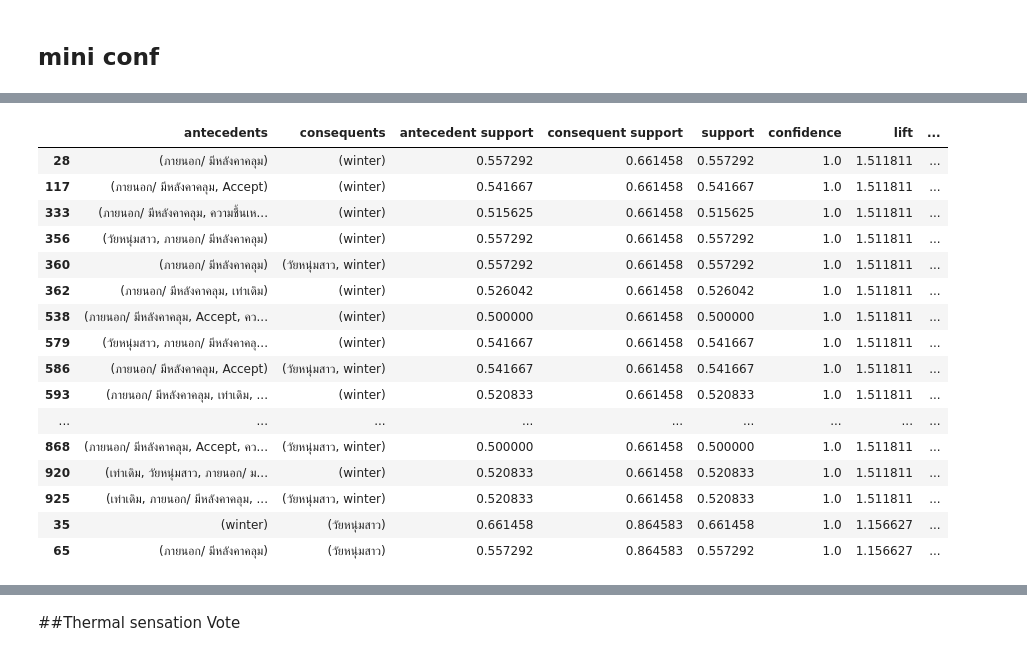
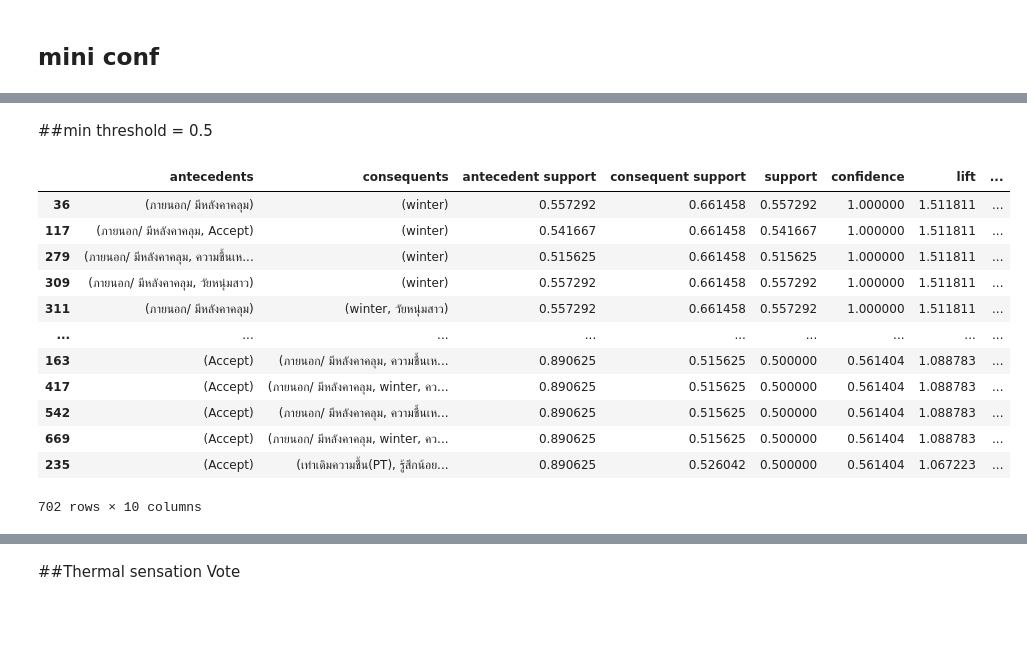
Before and after one commit to Buntariga2545/Project, a Jupyter notebook: Association_Rules_แก้ล่าสุด.ipynb, the cells around one changed output, grey strips where cells are left out. Saved outputs shown, nothing was run; the diff lists cells and outputs as text; code cells hidden in the pictures; blank space fills up the shorter version.

```diff
--- a/Association_Rules_แก้ล่าสุด.ipynb
+++ b/Association_Rules_แก้ล่าสุด.ipynb
@@ -534,0 +611,26 @@ Index(['No', 'Date', 'เพศ', 'Age', 'Weight', 'Height', 'BMI',
+# %%
+fo_mapping = {
+    -1 :'ลดน้อยลงเหงื่อบริเวณผิวหนัง(PT)',
+    0 :'เท่าเดิมเหงื่อบริเวณผิวหนัง(PT)',
+    1 :'เพิ่มมากขึ้นเหงื่อบริเวณผิวหนัง(PT)'
+}
+
+data['เหงื่อบริเวณผิวหนัง(PT)'] = data['เหงื่อบริเวณผิวหนัง.1'].map(fo_mapping)
+# %%
+fo_mapping = {
+    -3 :'หนาว(-3)',
+    -2 :'เย็น(-2)',
+    -1 :'เย็นเล็กน้อย(-1)',
+    0 :'ปกติ(0)',
+    1 :'ร้อนเล็กน้อย(1)',
+    2 :'ร้อน(2)',
+    3 :'ร้อนมาก(3)',
+}
+
+data['Thermal_Sensation_Vote'] = data['Thermal_sensation_Vote'].map(fo_mapping)
+# %%
+data['Thermal_Sensation_Vote'][data['Thermal_Sensation_Vote']=='หนาว(-3)'] = 'เย็นเล็กน้อย(-1)'
+data['Thermal_Sensation_Vote'][data['Thermal_Sensation_Vote']=='เย็น(-2)'] = 'เย็นเล็กน้อย(-1)'
+
+data['Thermal_Sensation_Vote'][data['Thermal_Sensation_Vote']=='ร้อน(2)'] = 'ร้อนเล็กน้อย(1)'
+data['Thermal_Sensation_Vote'][data['Thermal_Sensation_Vote']=='ร้อนมาก(3)'] = 'ร้อนเล็กน้อย(1)'
@@ -661,6 +789,6 @@ output4
 # %%
-output5 = apriori(df, min_support=0.5, use_colnames=True)
-output5.sort_values("support", ascending = False).head(20)
+output5_1 = apriori(df, min_support=0.5, use_colnames=True)
+output5_1.sort_values("support", ascending = False)
 # %% [output]
 |  | support | itemsets |
 | 0 | 0.890625 | (Accept) |
@@ -807,25 +904,23 @@ frequent_conf4
+# %% [markdown]
+##min threshold = 0.5
 # %%
 # Let's view our interpretation values using the Associan rule function.
-frequent_conf5 = association_rules(output5, metric = "confidence", min_threshold = 0.5)
-frequent_conf5.sort_values(['confidence', 'lift'], ascending = False).head(20)
+frequent_conf5_1 = association_rules(output5_1, metric = "confidence", min_threshold = 0.5)
+frequent_conf5_1.sort_values(['confidence', 'lift'], ascending = False)
 # %% [output]
 |  | antecedents | consequents | antecedent support | consequent support | support | confidence | lift | ... |
-| 28 | (ภายนอก/ มีหลังคาคลุม) | (winter) | 0.557292 | 0.661458 | 0.557292 | 1.0 | 1.511811 | ... |
-| 117 | (ภายนอก/ มีหลังคาคลุม, Accept) | (winter) | 0.541667 | 0.661458 | 0.541667 | 1.0 | 1.511811 | ... |
-| 333 | (ภายนอก/ มีหลังคาคลุม, ความชื้นเห... | (winter) | 0.515625 | 0.661458 | 0.515625 | 1.0 | 1.511811 | ... |
-| 356 | (วัยหนุ่มสาว, ภายนอก/ มีหลังคาคลุม) | (winter) | 0.557292 | 0.661458 | 0.557292 | 1.0 | 1.511811 | ... |
-| 360 | (ภายนอก/ มีหลังคาคลุม) | (วัยหนุ่มสาว, winter) | 0.557292 | 0.661458 | 0.557292 | 1.0 | 1.511811 | ... |
-| 362 | (ภายนอก/ มีหลังคาคลุม, เท่าเดิม) | (winter) | 0.526042 | 0.661458 | 0.526042 | 1.0 | 1.511811 | ... |
-| 538 | (ภายนอก/ มีหลังคาคลุม, Accept, คว... | (winter) | 0.500000 | 0.661458 | 0.500000 | 1.0 | 1.511811 | ... |
-| 579 | (วัยหนุ่มสาว, ภายนอก/ มีหลังคาคลุ... | (winter) | 0.541667 | 0.661458 | 0.541667 | 1.0 | 1.511811 | ... |
-| 586 | (ภายนอก/ มีหลังคาคลุม, Accept) | (วัยหนุ่มสาว, winter) | 0.541667 | 0.661458 | 0.541667 | 1.0 | 1.511811 | ... |
-| 593 | (ภายนอก/ มีหลังคาคลุม, เท่าเดิม, ... | (winter) | 0.520833 | 0.661458 | 0.520833 | 1.0 | 1.511811 | ... |
+| 36 | (ภายนอก/ มีหลังคาคลุม) | (winter) | 0.557292 | 0.661458 | 0.557292 | 1.000000 | 1.511811 | ... |
+| 117 | (ภายนอก/ มีหลังคาคลุม, Accept) | (winter) | 0.541667 | 0.661458 | 0.541667 | 1.000000 | 1.511811 | ... |
+| 279 | (ภายนอก/ มีหลังคาคลุม, ความชื้นเห... | (winter) | 0.515625 | 0.661458 | 0.515625 | 1.000000 | 1.511811 | ... |
+| 309 | (ภายนอก/ มีหลังคาคลุม, วัยหนุ่มสาว) | (winter) | 0.557292 | 0.661458 | 0.557292 | 1.000000 | 1.511811 | ... |
+| 311 | (ภายนอก/ มีหลังคาคลุม) | (winter, วัยหนุ่มสาว) | 0.557292 | 0.661458 | 0.557292 | 1.000000 | 1.511811 | ... |
 | ... | ... | ... | ... | ... | ... | ... | ... | ... |
-| 868 | (ภายนอก/ มีหลังคาคลุม, Accept, คว... | (วัยหนุ่มสาว, winter) | 0.500000 | 0.661458 | 0.500000 | 1.0 | 1.511811 | ... |
-| 920 | (เท่าเดิม, วัยหนุ่มสาว, ภายนอก/ ม... | (winter) | 0.520833 | 0.661458 | 0.520833 | 1.0 | 1.511811 | ... |
-| 925 | (เท่าเดิม, ภายนอก/ มีหลังคาคลุม, ... | (วัยหนุ่มสาว, winter) | 0.520833 | 0.661458 | 0.520833 | 1.0 | 1.511811 | ... |
-| 35 | (winter) | (วัยหนุ่มสาว) | 0.661458 | 0.864583 | 0.661458 | 1.0 | 1.156627 | ... |
-| 65 | (ภายนอก/ มีหลังคาคลุม) | (วัยหนุ่มสาว) | 0.557292 | 0.864583 | 0.557292 | 1.0 | 1.156627 | ... |
+| 163 | (Accept) | (ภายนอก/ มีหลังคาคลุม, ความชื้นเห... | 0.890625 | 0.515625 | 0.500000 | 0.561404 | 1.088783 | ... |
+| 417 | (Accept) | (ภายนอก/ มีหลังคาคลุม, winter, คว... | 0.890625 | 0.515625 | 0.500000 | 0.561404 | 1.088783 | ... |
+| 542 | (Accept) | (ภายนอก/ มีหลังคาคลุม, ความชื้นเห... | 0.890625 | 0.515625 | 0.500000 | 0.561404 | 1.088783 | ... |
+| 669 | (Accept) | (ภายนอก/ มีหลังคาคลุม, winter, คว... | 0.890625 | 0.515625 | 0.500000 | 0.561404 | 1.088783 | ... |
+| 235 | (Accept) | (เท่าเดิมความชื้น(PT), รู้สึกน้อย... | 0.890625 | 0.526042 | 0.500000 | 0.561404 | 1.067223 | ... |
+702 rows × 10 columns
 # %%
 # Let's view our interpretation values using the Associan rule function.
 frequent_conf6 = association_rules(output6, metric = "confidence", min_threshold = 0.6)
```
Also changed, not shown: parts of 100 cells of this notebook.
